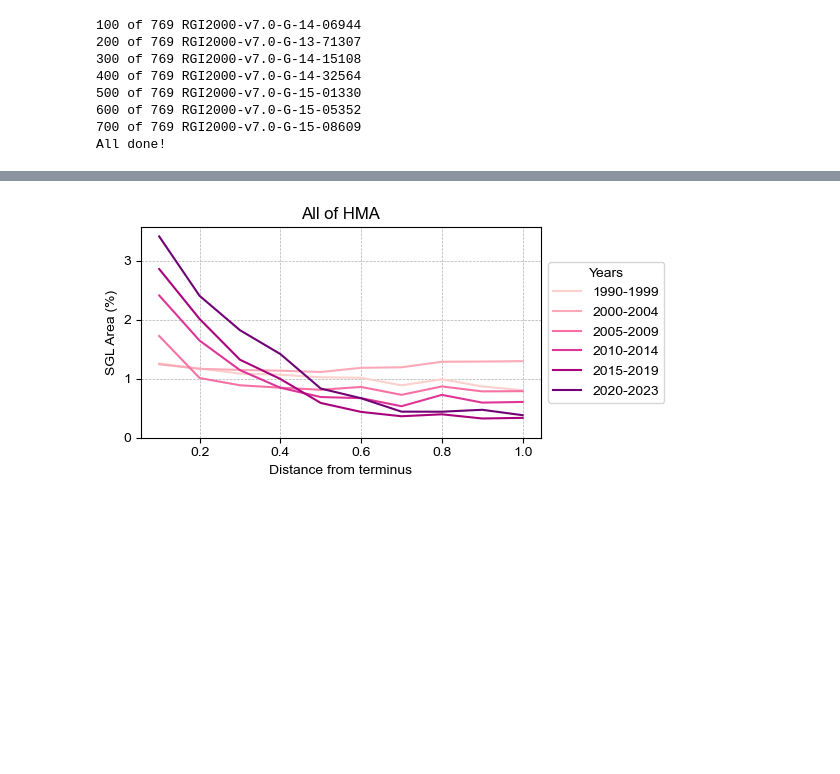
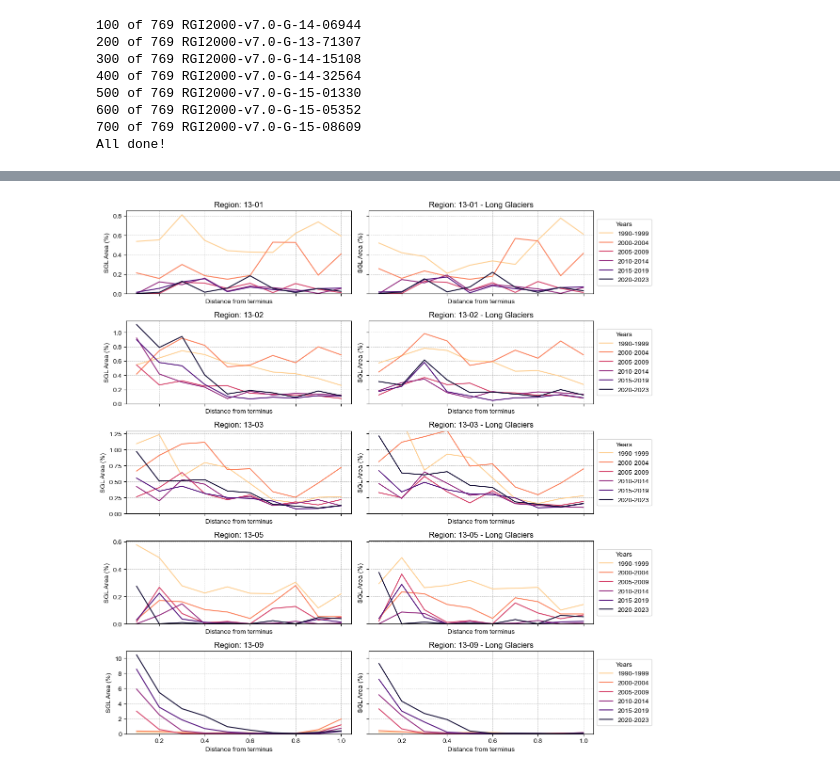
Before and after one commit to lucas-zeller/HMA_supraglacial_hydrology, a Jupyter notebook: investigate_regional_water_by_distance.ipynb, the cells around one changed output, grey strips where cells are left out. Cells and saved outputs as stored; diff of their text form; code cells hidden in the pictures; blank space fills up the shorter version.

```diff
--- a/investigate_regional_water_by_distance.ipynb
+++ b/investigate_regional_water_by_distance.ipynb
@@ -42,7 +42,6 @@ mpl.rcParams['mathtext.fontset'] = 'custom'
 mpl.rcParams['mathtext.rm'] = 'Arial'
 # %%
 # open the water by distance data for each glacier, format into a single df
-
 c=0
 df_all_area = []
 df_all_norm_area = []
@@ -64,7 +63,8 @@ for idx, row in rgi_gdf.iterrows():
     if c%100==0: print(c, "of", len(rgi_gdf), rgi_id)
 
     # open glacier-specific info
-    path_open = os.path.join(folder_glaciers, rgi_id, 'Water', 'annual_water_distances_binary_otsuoptimal_accaqa.csv')
+    path_open = os.path.join(folder_glaciers, rgi_id, 'Water',
+                             'annual_water_distances_binary_otsuoptimal_188_accaqa.csv')
     df_g = pd.read_csv(path_open, index_col=None, header=0).squeeze()
 
     # rename columns
@@ -144,6 +165,14 @@ All done!
+# %%
+# choose which to use for all of the following regional plots
+# including or excluding the glaciers that are lake terminating
+df_to_use_from_here = df_all_norm_percent  #df_all_norm_percent, df_all_norm_percent_nlt
 # %%
 # lets make a separate df that includes only longer glaciers
-df_long = df_all_norm_percent[df_all_norm_percent['length']>=2000]
+df_long = df_to_use_from_here[df_to_use_from_here['length']>=2000]
+# %%
+mpl.rcParams['font.family'] = 'Arial'
+mpl.rcParams['mathtext.fontset'] = 'custom'
+mpl.rcParams['mathtext.rm'] = 'Arial'
 # %%
 # plot a single glacier's data over time
 def plot_single_glacier(rgi_id, glacier_name):
@@ -209,49 +354,62 @@ plot_single_glacier(rgi_id, glacier_name)
 # %%
-# plot the entire region
-df_to_use = df_all_norm_percent
+# plot every 02 region - in region 13
 
 # define intervals to use
 intervals = [[1990,1999], [2000,2004], [2005,2009], [2010,2014], [2015,2019], [2020,2023]]
 
-# iterate through a color ramp. new color for each interval
-colors_to_use = iter(plt.cm.RdPu(np.linspace(0.2, 0.9, len(intervals))))
+
+# initiate figure
+fig,axs = plt.subplots(5,2, figsize=(12,12), sharey='row', sharex=True)
+
+c=0
+for region in ['13-01', '13-02', '13-03', '13-05', '13-09']:
+
+    for col in [0,1]:
+
+        ax = axs[c,col]
+        if col==0: df_to_use = df_to_use_from_here
+        else: df_to_use = df_long
+
+        # subset to this glacier's data
+        g_df = df_to_use[df_to_use['o2region']==region]
+
+        # iterate through a color ramp. new color for each interval
+        colors_to_use = iter(plt.cm.magma_r(np.linspace(0.1, 0.9, len(intervals))))
+
+        # define xs of the plot
+        xs = [0.1, 0.2, 0.3, 0.4, 0.5, 0.6, 0.7, 0.8, 0.9, 1.0]
 
 
-# initiate figure
-fig,axs = plt.subplots(figsize=(6,3))
+        # for each interval, subset the data and plot it
+        for interval in intervals:
 
-# define xs of the plot
-xs = [0.1, 0.2, 0.3, 0.4, 0.5, 0.6, 0.7, 0.8, 0.9, 1.0]
+            # format and subset
+            ymin = interval[0]
+            ymax = interval[1]
+            subset_df = g_df[ (g_df['year']>=ymin) & (g_df['year']<=ymax) ][xs]
+            areas = subset_df.mean(axis=0)#.values
 
-# for each interval, subset the data and plot it
-for interval in intervals:
+            # grab which color we want to use
+            color_to_use = next(colors_to_use)
 
-    # format and subset
-    ymin = interval[0]
-    ymax = interval[1]
-    subset_df = df_to_use[ (df_to_use['year']>=ymin) & (df_to_use['year']<=ymax) ][xs]
-    areas = subset_df.mean(axis=0)#.values
+            # plot
+            ax.plot(xs, areas*100, label=f"{ymin}-{ymax}", color=color_to_use)
 
-    # grab which color we want to use
-    color_to_use = next(colors_to_use)
+        # add legend to only right column
+        if col==1: ax.legend(loc='center left', title='Years', bbox_to_anchor=(1,0.5))
 
-    # plot
-    axs.plot(xs, areas*100, label=f"{ymin}-{ymax}", color=color_to_use)
+        # formatting
+        ax.grid(zorder=1, linestyle='dashed', linewidth=0.5)
+        ax.set_xlabel("Distance from terminus")
+        ax.set_ylabel("SGL Area (%)")
+        ax.set_ylim(0,)
 
-# add legend
-axs.legend(loc='center left', title='Years', bbox_to_anchor=(1,0.5))
-
-# formatting
-axs.grid(zorder=1, linestyle='dashed', linewidth=0.5)
-axs.set_xlabel("Distance from terminus")
-axs.set_ylabel("SGL Area (%)")
-axs.set_ylim(0,)
-
-# title
-glacier_name = rgi_gdf[rgi_gdf['rgi_id']==rgi_id]['glac_name'].values[0]
-axs.set_title(f"All of HMA")
+        # title
+        if col==1: ax.set_title(f"Region: {region} - Long Glaciers")
+        else: ax.set_title(f"Region: {region}")
+    c+=1
 
 plt.tight_layout()
 # %% [output]
-[figure, old version]
+[figure, new version]
 # %%
```
Also changed, not shown: parts of 16 cells of this notebook, 8 other files.
